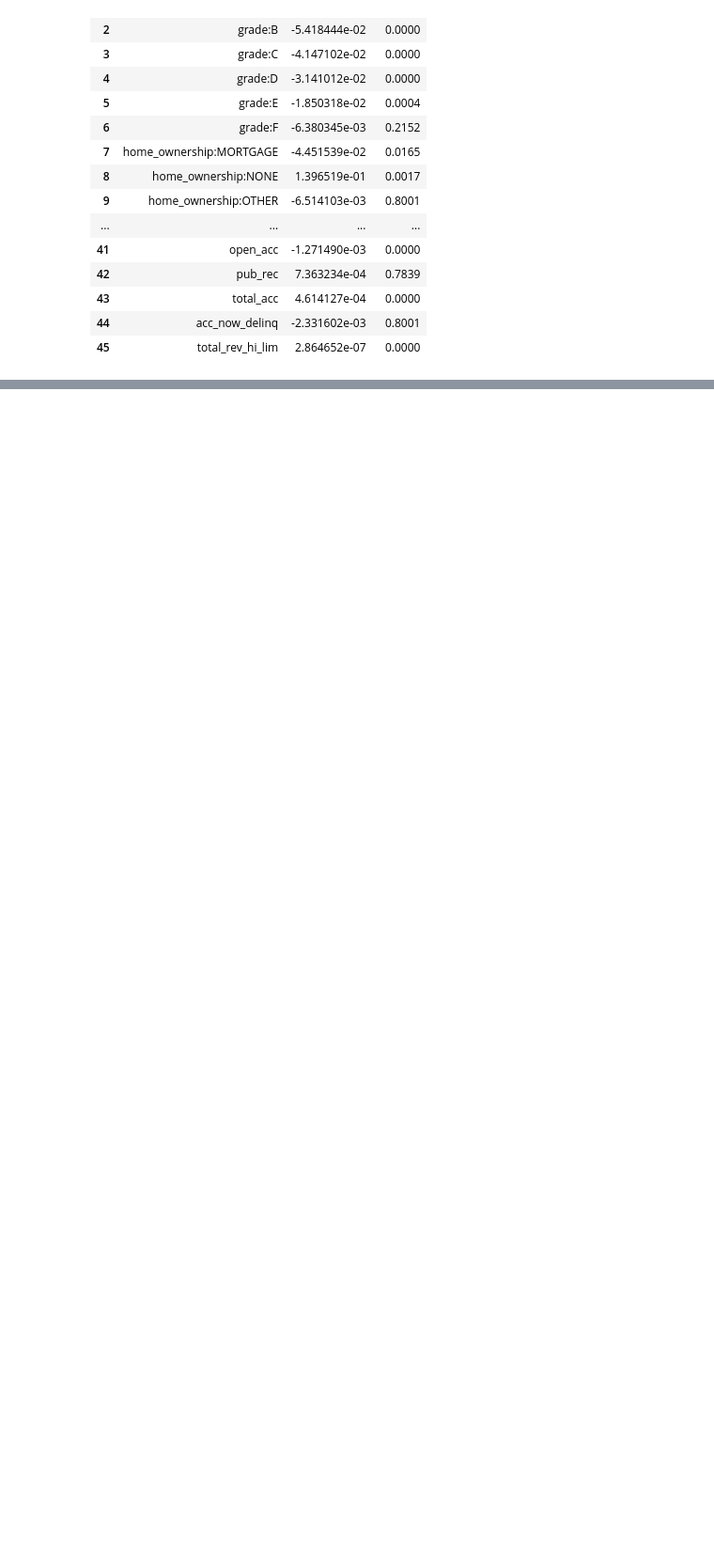
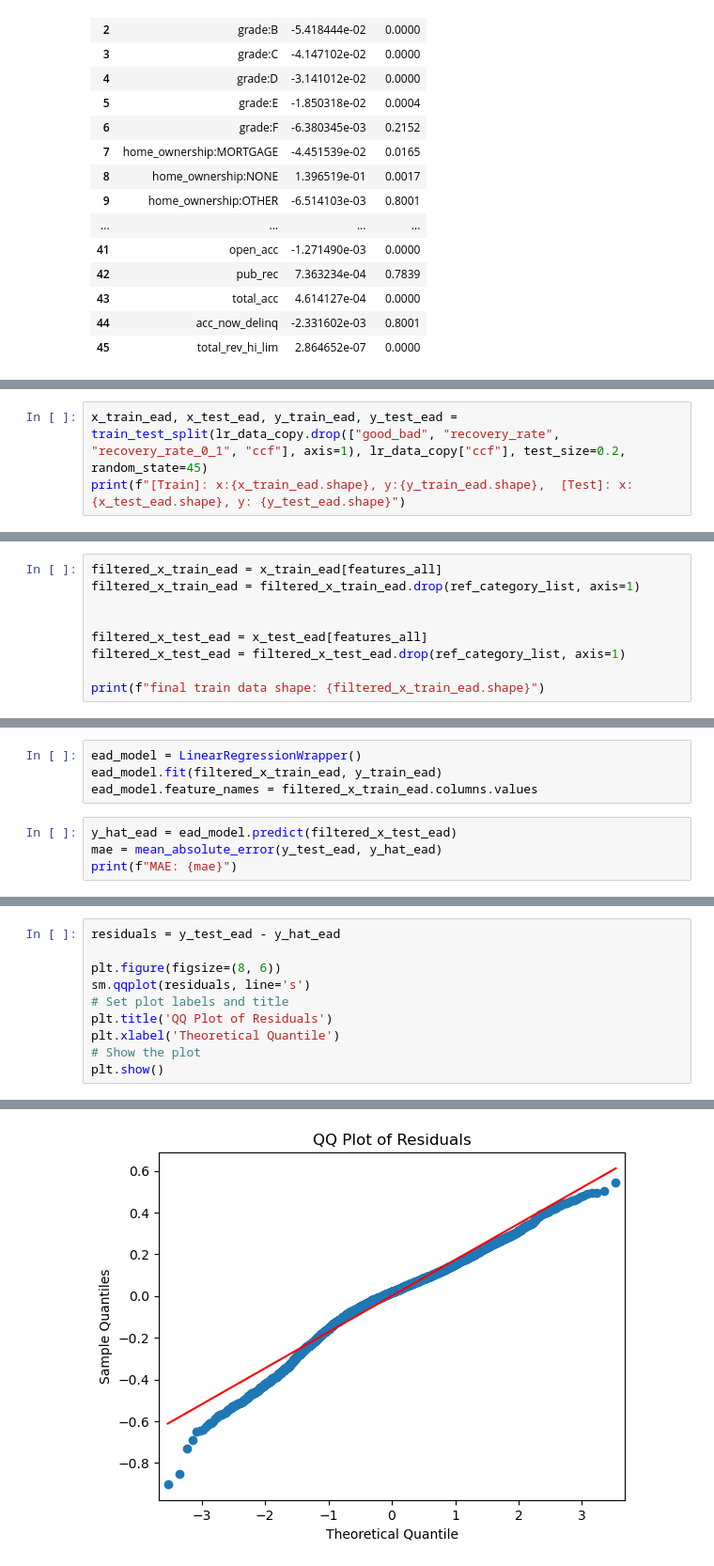
Before and after one commit to pvsnp9/credit-risk-modelling, a Jupyter notebook: lgd_model_zero.ipynb, the cells around one changed output, grey strips where cells are left out. Shown: that part at 94% size. Drawn from its saved outputs; the diff is of its cells as text; blank space fills up the shorter version.

```diff
--- a/lgd_model_zero.ipynb
+++ b/lgd_model_zero.ipynb
@@ -551,0 +545,3 @@ sns.displot(boxcox(lr_data_copy.loc[lr_data_copy['recovery_rate_0_1'] == 1]['rec
+# %%
+x_train_ead, x_test_ead, y_train_ead, y_test_ead = train_test_split(lr_data_copy.drop(["good_bad", "recovery_rate", "recovery_rate_0_1", "ccf"], axis=1), lr_data_copy["ccf"], test_size=0.2, random_state=45)
+print(f"[Train]: x:{x_train_ead.shape}, y:{y_train_ead.shape},  [Test]: x:{x_test_ead.shape}, y: {y_test_ead.shape}")
@@ -551,0 +550,9 @@ sns.displot(boxcox(lr_data_copy.loc[lr_data_copy['recovery_rate_0_1'] == 1]['rec
+# %%
+filtered_x_train_ead = x_train_ead[features_all]
+filtered_x_train_ead = filtered_x_train_ead.drop(ref_category_list, axis=1)
+
+
+filtered_x_test_ead = x_test_ead[features_all]
+filtered_x_test_ead = filtered_x_test_ead.drop(ref_category_list, axis=1)
+
+print(f"final train data shape: {filtered_x_train_ead.shape}")
@@ -551,0 +561,8 @@ sns.displot(boxcox(lr_data_copy.loc[lr_data_copy['recovery_rate_0_1'] == 1]['rec
+# %%
+ead_model = LinearRegressionWrapper()
+ead_model.fit(filtered_x_train_ead, y_train_ead)
+ead_model.feature_names = filtered_x_train_ead.columns.values
+# %%
+y_hat_ead = ead_model.predict(filtered_x_test_ead)
+mae = mean_absolute_error(y_test_ead, y_hat_ead)
+print(f"MAE: {mae}")
@@ -551,0 +571,11 @@ sns.displot(boxcox(lr_data_copy.loc[lr_data_copy['recovery_rate_0_1'] == 1]['rec
+# %%
+residuals = y_test_ead - y_hat_ead
+
+plt.figure(figsize=(8, 6))
+sm.qqplot(residuals, line='s')
+# Set plot labels and title
+plt.title('QQ Plot of Residuals')
+plt.xlabel('Theoretical Quantile')
+# Show the plot
+plt.show()
+# %% [output]
@@ -551,0 +583 @@ sns.displot(boxcox(lr_data_copy.loc[lr_data_copy['recovery_rate_0_1'] == 1]['rec
+[figure, added]
```
Also changed, not shown: parts of 13 cells of this notebook.
